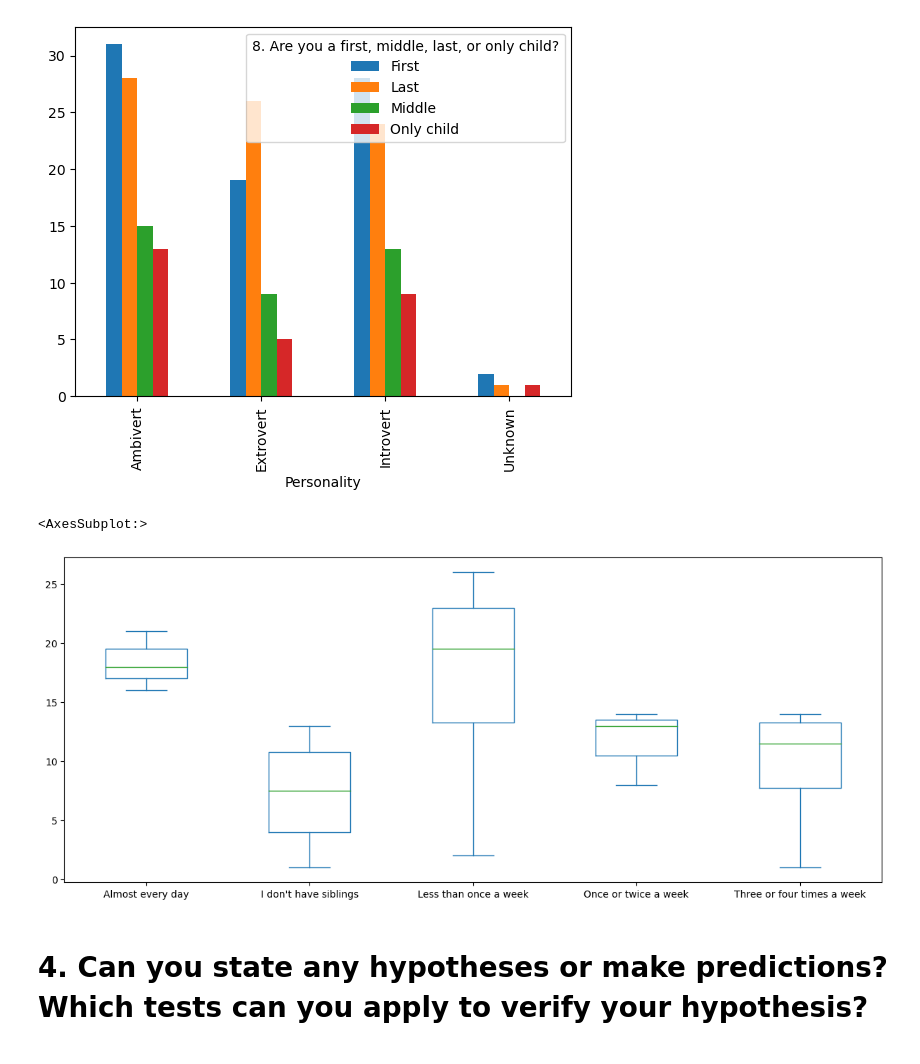
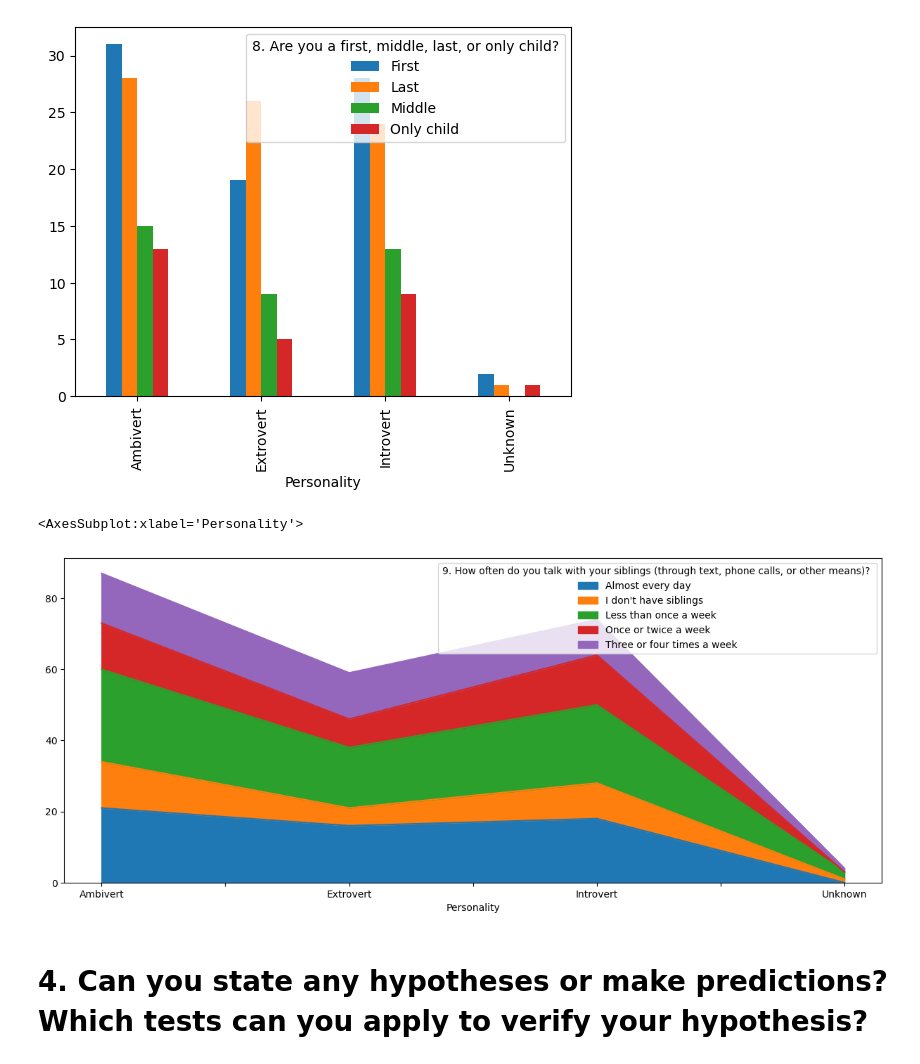
Before and after one commit to cho102/cs105_project, a Jupyter notebook: Mini-Project.ipynb, the cells around one changed output. Drawn from its saved outputs; the diff is of its cells as text; code cells hidden in the pictures.

```diff
--- a/Mini-Project.ipynb
+++ b/Mini-Project.ipynb
@@ -200,12 +200,12 @@ df4.plot(kind="bar")
 <AxesSubplot:xlabel='Personality'>
 [figure]
 # %%
-df4 = df2.groupby(['Personality','9. How often do you talk with your siblings (through text, phone calls, or other means)? ']).size()
+df4 = df2.groupby(['Personality', '9. How often do you talk with your siblings (through text, phone calls, or other means)? ']).size()
 df4 = df4.unstack()
-df4.plot(figsize=(15,6),kind="box")
+df4.plot(figsize=(15,6),kind="area")
 # %% [output]
-<AxesSubplot:>
+<AxesSubplot:xlabel='Personality'>
-[figure, old version]
+[figure, new version]
 # %% [markdown]
 # 4. Can you state any hypotheses or make predictions? Which tests can you apply to verify your hypothesis?
 # %% [markdown]
```
